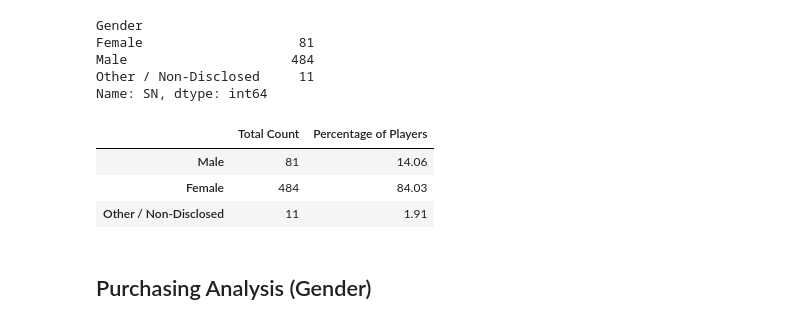
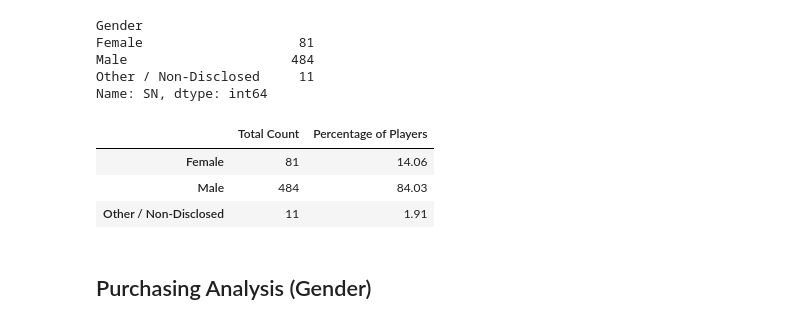
Before and after one commit to edelfarah/Assignment-4---Heroes-Of-Pymoli, a Jupyter notebook: HeroesOfPymoli_starter.ipynb, the cells around one changed output. Saved outputs shown, nothing was run; the diff lists cells and outputs as text; code cells hidden in the pictures.

```diff
--- a/HeroesOfPymoli_starter.ipynb
+++ b/HeroesOfPymoli_starter.ipynb
@@ -96,15 +96,15 @@ Name: SN, dtype: int64
 # %%
 genderpercent = round((gendercount/players)*100,2)
 genderpercent
 
 gender_df = pd.DataFrame({ "Total Count": gendercount, "Percentage of Players": genderpercent
 })
-gender_df.index = (["Male", "Female", "Other / Non-Disclosed"])
+gender_df.index = (["Female", "Male", "Other / Non-Disclosed"])
 gender_df
 # %% [output]
 |  | Total Count | Percentage of Players |
-| Male | 81 | 14.06 |
-| Female | 484 | 84.03 |
+| Female | 81 | 14.06 |
+| Male | 484 | 84.03 |
 | Other / Non-Disclosed | 11 | 1.91 |
 # %% [markdown]
 
```
Also changed, not shown: parts of 3 cells of this notebook.
